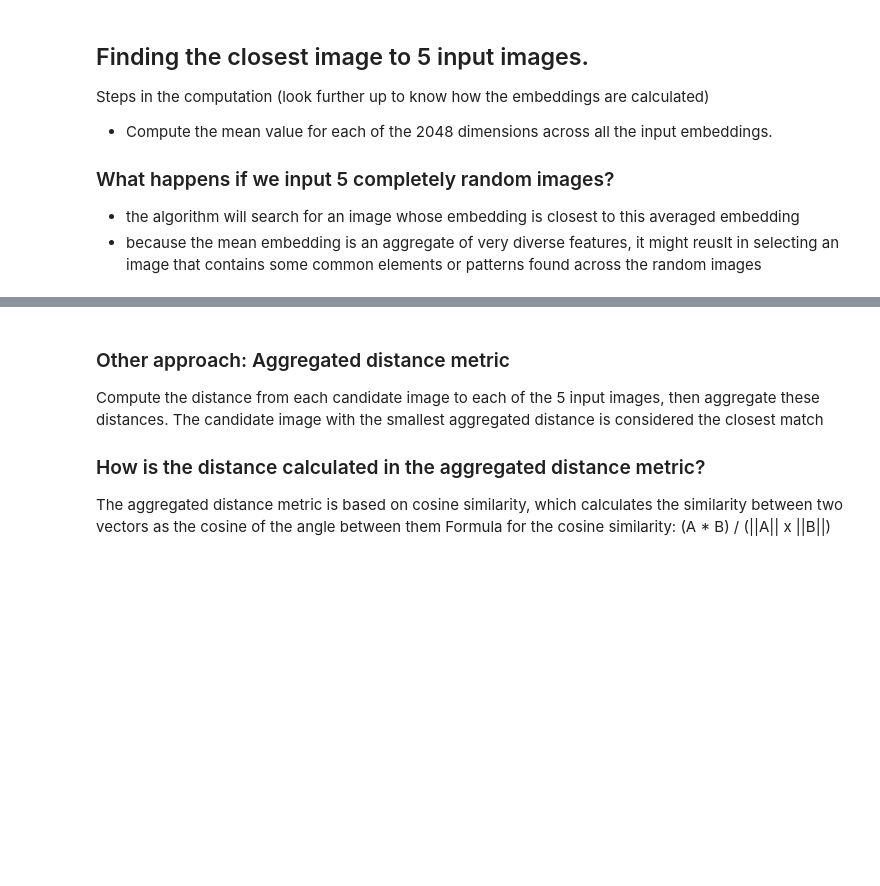
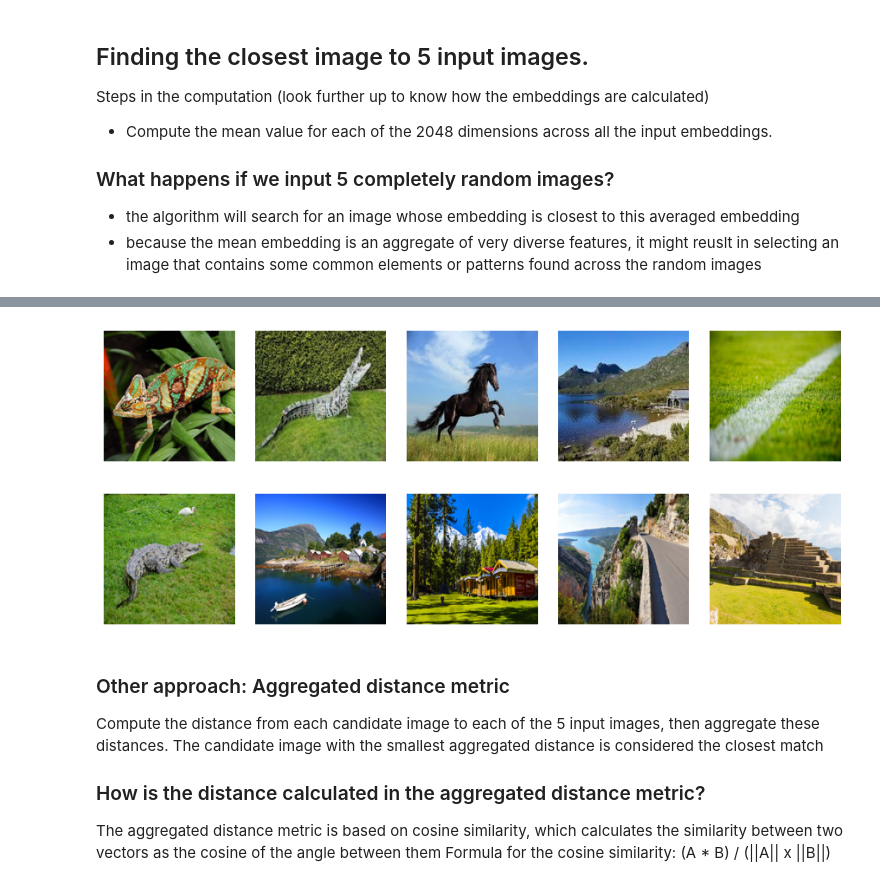
Before and after one commit to lucasthierry17/FindPicture, a Jupyter notebook: embedding_resnet.ipynb, the cells around one changed output, grey strips where cells are left out. Drawn from its saved outputs; the diff is of its cells as text; code cells hidden in the pictures; blank space fills up the shorter version.

```diff
--- a/embedding_resnet.ipynb
+++ b/embedding_resnet.ipynb
@@ -206,10 +263,12 @@ input_image_paths = [
     "C:\\Users\\lucas\\Downloads\\images.jpg",
     "C:\\Users\\lucas\\Downloads\\Rasen.jpg"
 ]
-
+top_5_paths_from_5_images = []
 similar_images = find_most_similar_to_group(input_image_paths, model, embeddings, valid_image_paths)
 for img_path, similarity in similar_images:
     print(f"Image: {img_path}, Similarity: {similarity}")
-    similar_image = Image.open(img_path)
-    similar_image.show()
+    top_5_paths_from_5_images.append(img_path)
+
+display_images_from_paths(input_image_paths)
+display_images_from_paths(top_5_paths_from_5_images)
 # %% [output]
@@ -221,8 +280,10 @@ for img_path, similarity in similar_images:
 Image: C:\Users\lucas\OneDrive - Hochschule Düsseldorf\Uni_Drive\DIV2k\DIV2K_train_HR\DIV2K_train_HR\0054.png, Similarity: 0.6545925736427307
 Image: C:\Users\lucas\OneDrive - Hochschule Düsseldorf\Uni_Drive\DIV2k\DIV2K_valid_HR\DIV2K_valid_HR\0808.png, Similarity: 0.6399517059326172
 Image: C:\Users\lucas\OneDrive - Hochschule Düsseldorf\Uni_Drive\DIV2k\DIV2K_train_HR\DIV2K_train_HR\0218.png, Similarity: 0.6277354955673218
 Image: C:\Users\lucas\OneDrive - Hochschule Düsseldorf\Uni_Drive\DIV2k\DIV2K_train_HR\DIV2K_train_HR\0426.png, Similarity: 0.621422529220581
 Image: C:\Users\lucas\OneDrive - Hochschule Düsseldorf\Uni_Drive\DIV2k\DIV2K_train_HR\DIV2K_train_HR\0589.png, Similarity: 0.6181597709655762
+[figure, added]
+[figure, added]
 # %% [markdown]
 ### Other approach: Aggregated distance metric
 
```
Also changed, not shown: parts of 5 cells of this notebook, 7 other files.
